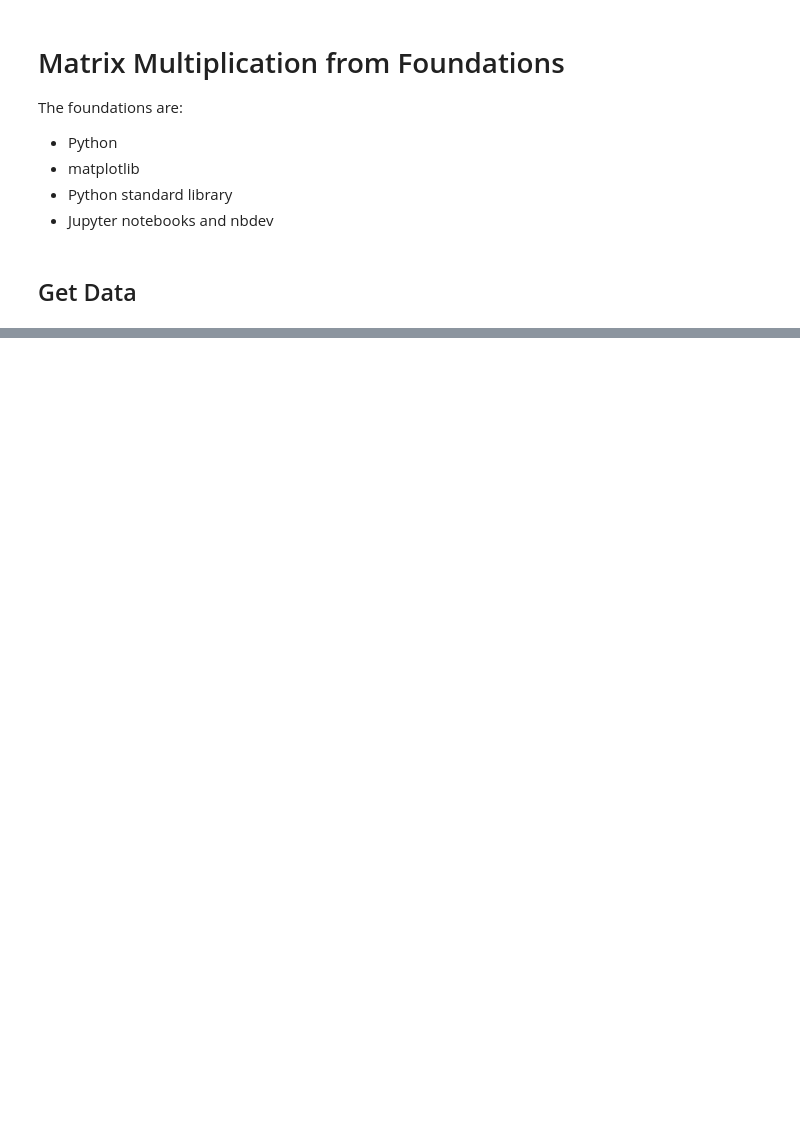
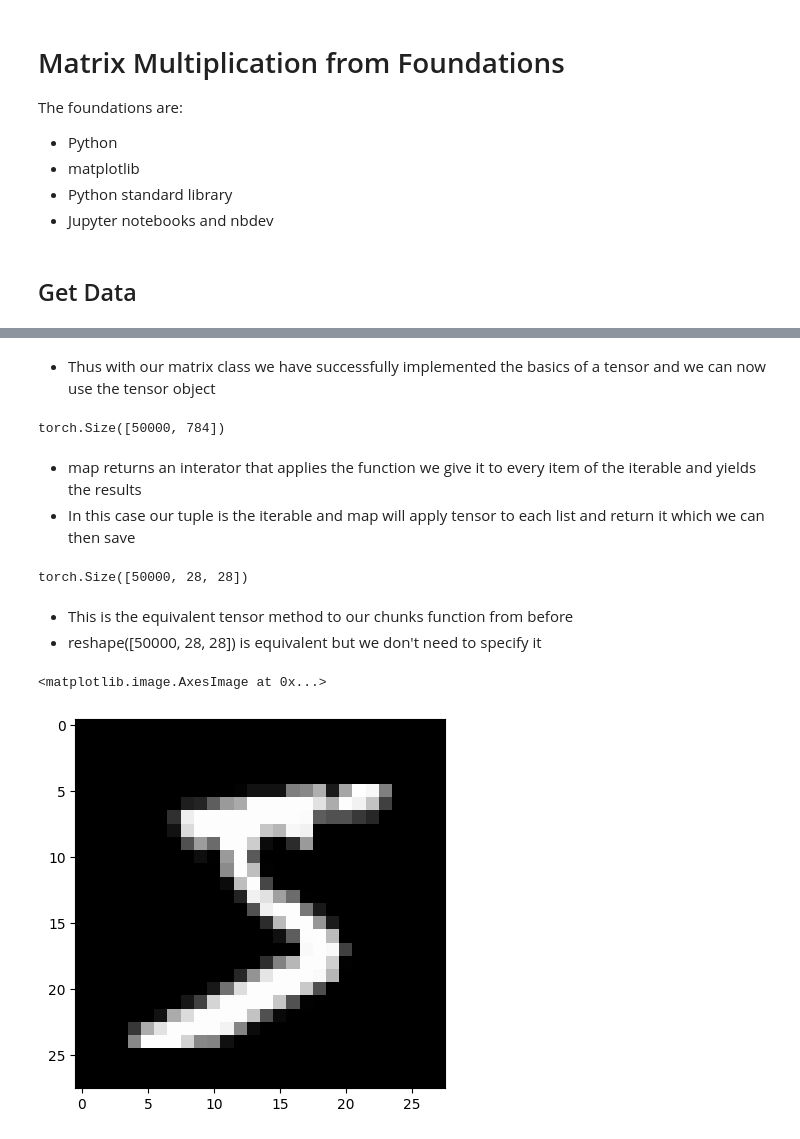
Before and after one commit to loganhartford/stable_diffusion_from_scratch, a Jupyter notebook: 01_matrix_multiplication.ipynb, the cells around one changed output, grey strips where cells are left out. Cells and saved outputs as stored; diff of their text form; code cells hidden in the pictures; blank space fills up the shorter version.

```diff
--- a/01_matrix_multiplication.ipynb
+++ b/01_matrix_multiplication.ipynb
@@ -20,0 +120,23 @@ if not path_gz.exists(): urlretrieve(MNIST_URL, path_gz)
+# %% [markdown]
+- Thus with our matrix class we have successfully implemented the basics of a tensor and we can now use the tensor object
+# %%
+x_train,y_train,x_valid,y_valid = map(tensor, (x_train,y_train,x_valid,y_valid))
+x_train.shape
+# %% [output]
+torch.Size([50000, 784])
+# %% [markdown]
+- map returns an interator that applies the function we give it to every item of the iterable and yields the results
+- In this case our tuple is the iterable and map will apply tensor to each list and return it which we can then save
+# %%
+imgs = x_train.reshape([-1, 28, 28])
+imgs.shape
+# %% [output]
+torch.Size([50000, 28, 28])
+# %% [markdown]
+- This is the equivalent tensor method to our chunks function from before
+- reshape([50000, 28, 28]) is equivalent but we don't need to specify it
+# %%
+plt.imshow(imgs[0])
+# %% [output]
+<matplotlib.image.AxesImage at 0x...>
+[figure, added]
```
Also changed, not shown: parts of 44 cells of this notebook.
